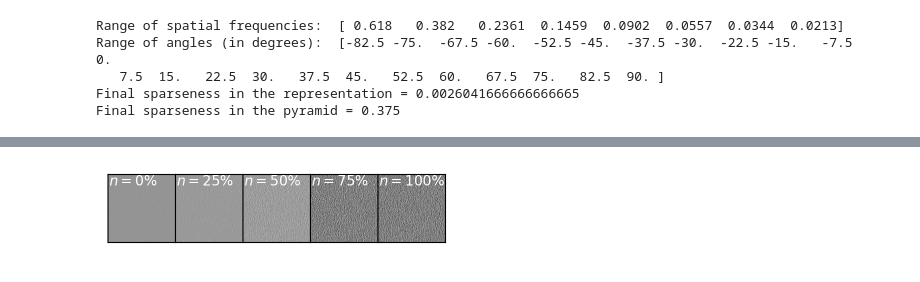
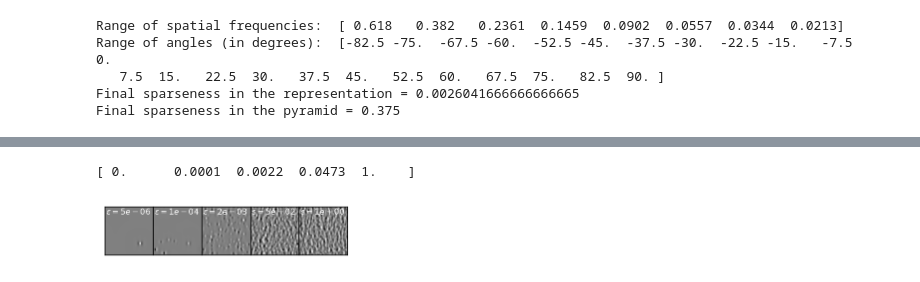
Before and after one commit to bicv/Perrinet16EUVIP, a Jupyter notebook: notebooks/EUVIP_6-droplets.ipynb, the cells around one changed output, grey strips where cells are left out. Saved outputs shown, nothing was run; the diff lists cells and outputs as text; code cells hidden in the pictures.

```diff
--- a/notebooks/EUVIP_6-droplets.ipynb
+++ b/notebooks/EUVIP_6-droplets.ipynb
@@ -15,35 +17,43 @@ We previously saw one way of doing a sparse motion cloud : generate a sparse mat
 # %%
 import numpy as np
 import MotionClouds as mc
 import matplotlib.pyplot as plt
-N_noise = 5
-a = 1.5
-noises =  np.linspace(0., 1., N_noise, endpoint=True)
 
-N_X, N_Y, N_frame = 512, 512, 1
+# PARAMETERS
+seed = 2042
+np.random.seed(seed=seed)
+N_sparse = 5
+sparse_base = 2.e5
+sparseness =  np.logspace(-1, 0, N_sparse, base=sparse_base, endpoint=True)
+print(sparseness)
+
+# TEXTON
+N_X, N_Y, N_frame = 256, 256, 1
 fx, fy, ft = mc.get_grids(N_X, N_Y, 1)
-seed = 2018
-np.random.seed(seed=seed)
-#phi = np.exp(1j * 2 * np.pi * np.random.rand(N_X, N_Y, N_frame))
-phi = 25*np.sign(np.random.randn(N_X, N_Y, N_frame))
-s = np.random.pareto(a=a, size=(N_X, N_Y, N_frame)) + 1
-s /= s.max()
-s *= phi
-# phi = np.exp(1j * 2 * np.pi * np.random.rand(N_X, N_Y, N_frame))
-n = np.random.randn(N_X, N_Y, N_frame)
+mc_i = mc.envelope_gabor(fx, fy, ft, sf_0=0.05, B_sf=0.025, B_theta=np.inf)
 
-fig, axs = plt.subplots(1, N_noise, figsize=(fig_width, fig_width/N_noise))
-for i_ax, noise in enumerate(noises):
+values = np.random.randn(N_X, N_Y, N_frame)
+chance = np.argsort(-np.abs(values.ravel()))
+chance = np.array(chance, dtype=np.float)
+chance /= chance.max()
+chance = chance.reshape((N_X, N_Y, N_frame))
 
-    mc_i = mc.envelope_gabor(fx, fy, ft, B_theta=np.inf)
-    im = mc.random_cloud(mc_i, events=noise*n+(1-noise)*s)
+fig, axs = plt.subplots(1, N_sparse, figsize=(fig_width, fig_width/N_sparse))
+for i_ax, l0_norm in enumerate(sparseness):
 
-    axs[i_ax].imshow(mc.rectif(im[:, :, 0]), cmap=plt.gray())
-    axs[i_ax].text(9, 80, r'$n=%.0f\%%$' % (noise*100), color='white', fontsize=10)
+    threshold = 1 - l0_norm
+    mask = np.zeros_like(chance)
+    mask[chance > threshold] = 1.
+
+    im = 2*mc.rectif(mc.random_cloud(mc_i, events=mask*values))-1
+
+    axs[i_ax].imshow(im[:, :, 0], vmin=-1, vmax=1, cmap=plt.gray())
+    axs[i_ax].text(4, 40, r'$\epsilon=%.0e$' % l0_norm, color='white', fontsize=8)
     axs[i_ax].set_xticks([])
     axs[i_ax].set_yticks([])
 plt.tight_layout()
 fig.subplots_adjust(hspace = .0, wspace = .0, left=0.0, bottom=0., right=1., top=1.)
-#fig.savefig(os.path.join(figpath, experiment + '_droplets' + ext))
+mp.savefig(fig,  experiment + '_droplets');
 # %% [output]
+[ 0.      0.0001  0.0022  0.0473  1.    ]
-[figure, old version]
+[figure, new version]
```
Also changed, not shown: parts of 13 cells of this notebook, 27 other files.
